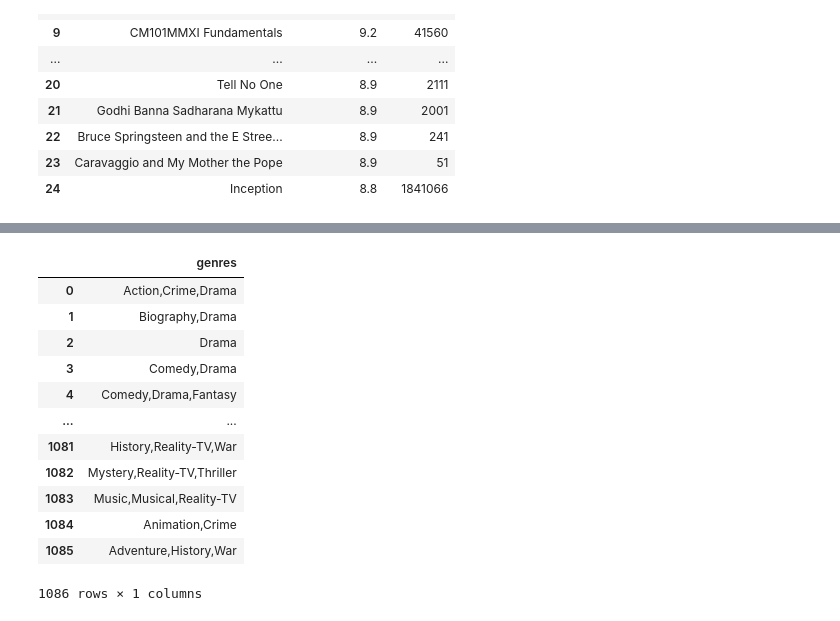
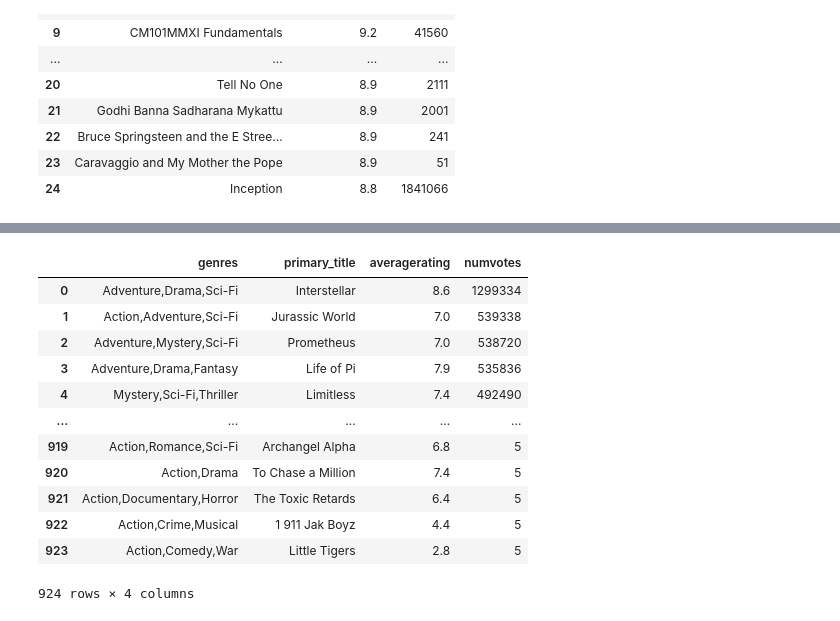
Before and after one commit to pyamin1878/Movie-Project, a Jupyter notebook: Notebooks/student_working_notebook_pat.ipynb, the cells around one changed output, grey strips where cells are left out. Cells and saved outputs as stored; diff of their text form; code cells hidden in the pictures.

```diff
--- a/Notebooks/student_working_notebook_pat.ipynb
+++ b/Notebooks/student_working_notebook_pat.ipynb
@@ -149,29 +124,28 @@ FROM principals
 # %%
 pd.read_sql("""
 
-SELECT DISTINCT genres
+SELECT DISTINCT genres, primary_title, averagerating, numvotes
 FROM movie_basics
-
-
-
-
-
+JOIN movie_ratings
+   USING(movie_id)
+GROUP BY genres
+ORDER BY numvotes DESC
 
 """, conn)
 # %% [output]
-|  | genres |
-| 0 | Action,Crime,Drama |
-| 1 | Biography,Drama |
-| 2 | Drama |
-| 3 | Comedy,Drama |
-| 4 | Comedy,Drama,Fantasy |
-| ... | ... |
-| 1081 | History,Reality-TV,War |
-| 1082 | Mystery,Reality-TV,Thriller |
-| 1083 | Music,Musical,Reality-TV |
-| 1084 | Animation,Crime |
-| 1085 | Adventure,History,War |
+|  | genres | primary_title | averagerating | numvotes |
+| 0 | Adventure,Drama,Sci-Fi | Interstellar | 8.6 | 1299334 |
+| 1 | Action,Adventure,Sci-Fi | Jurassic World | 7.0 | 539338 |
+| 2 | Adventure,Mystery,Sci-Fi | Prometheus | 7.0 | 538720 |
+| 3 | Adventure,Drama,Fantasy | Life of Pi | 7.9 | 535836 |
+| 4 | Mystery,Sci-Fi,Thriller | Limitless | 7.4 | 492490 |
+| ... | ... | ... | ... | ... |
+| 919 | Action,Romance,Sci-Fi | Archangel Alpha | 6.8 | 5 |
+| 920 | Action,Drama | To Chase a Million | 7.4 | 5 |
+| 921 | Action,Documentary,Horror | The Toxic Retards | 6.4 | 5 |
+| 922 | Action,Crime,Musical | 1 911 Jak Boyz | 4.4 | 5 |
+| 923 | Action,Comedy,War | Little Tigers | 2.8 | 5 |
-1086 rows × 1 columns
+924 rows × 4 columns
 # %%
 df = pd.read_sql("""
 
```
Also changed, not shown: parts of 13 cells of this notebook.
